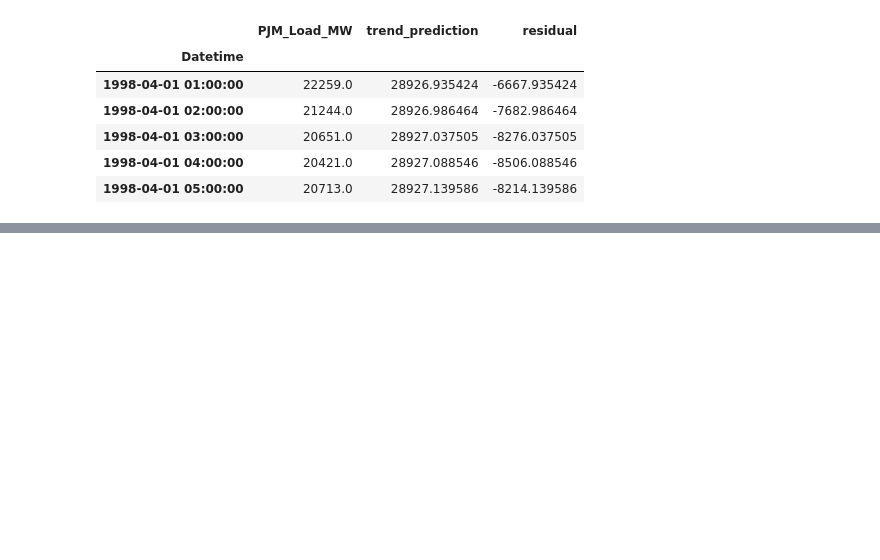
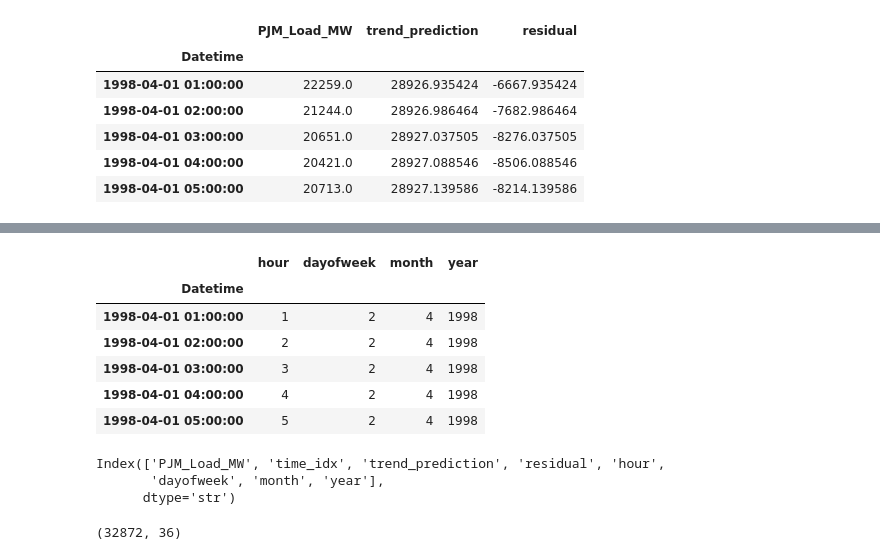
Before and after one commit to ksanu1011/DemandSense-AI, a Jupyter notebook: notebooks/03_modeling.ipynb, the cells around one changed output, grey strips where cells are left out. Cells and saved outputs as stored; diff of their text form; code cells hidden in the pictures; blank space fills up the shorter version.

```diff
--- a/notebooks/03_modeling.ipynb
+++ b/notebooks/03_modeling.ipynb
@@ -73,0 +107,44 @@ df[["PJM_Load_MW",
+# %%
+df["hour"] = df.index.hour
+df["dayofweek"] = df.index.dayofweek
+df["month"] = df.index.month
+df["year"] = df.index.year
+# %%
+df[["hour","dayofweek","month","year"]].head()
+# %% [output]
+|  | hour | dayofweek | month | year |
+| Datetime |  |  |  |  |
+| 1998-04-01 01:00:00 | 1 | 2 | 4 | 1998 |
+| 1998-04-01 02:00:00 | 2 | 2 | 4 | 1998 |
+| 1998-04-01 03:00:00 | 3 | 2 | 4 | 1998 |
+| 1998-04-01 04:00:00 | 4 | 2 | 4 | 1998 |
+| 1998-04-01 05:00:00 | 5 | 2 | 4 | 1998 |
+# %%
+df.columns
+# %% [output]
+Index(['PJM_Load_MW', 'time_idx', 'trend_prediction', 'residual', 'hour',
+       'dayofweek', 'month', 'year'],
+      dtype='str')
+# %%
+# Lag Features
+
+for lag in range(1, 25):
+    df[f"lag_{lag}"] = df["PJM_Load_MW"].shift(lag)
+
+# Rolling Features
+
+df["rolling_mean_24"] = df["PJM_Load_MW"].rolling(24).mean()
+
+df["rolling_std_24"] = df["PJM_Load_MW"].rolling(24).std()
+
+df["rolling_min_24"] = df["PJM_Load_MW"].rolling(24).min()
+
+df["rolling_max_24"] = df["PJM_Load_MW"].rolling(24).max()
+
+# Remove boundary NaNs
+
+df = df.dropna()
+
+print(df.shape)
+# %% [output]
+(32872, 36)
```
Also changed, not shown: parts of 2 cells of this notebook, 1 other file.
